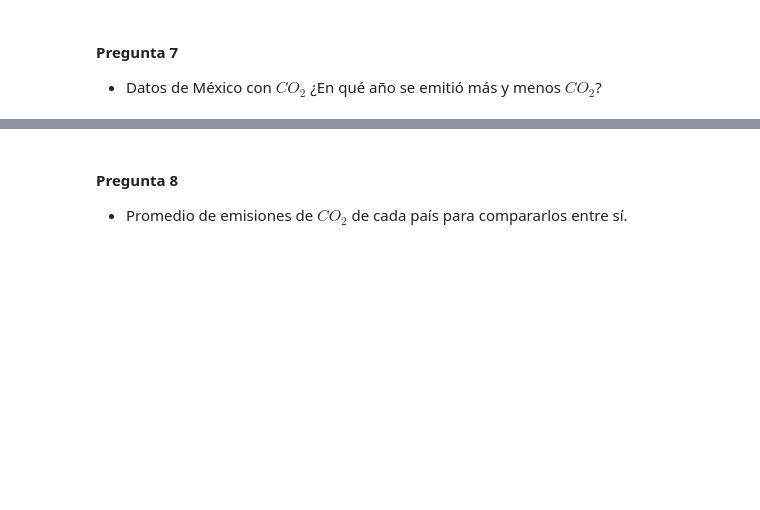
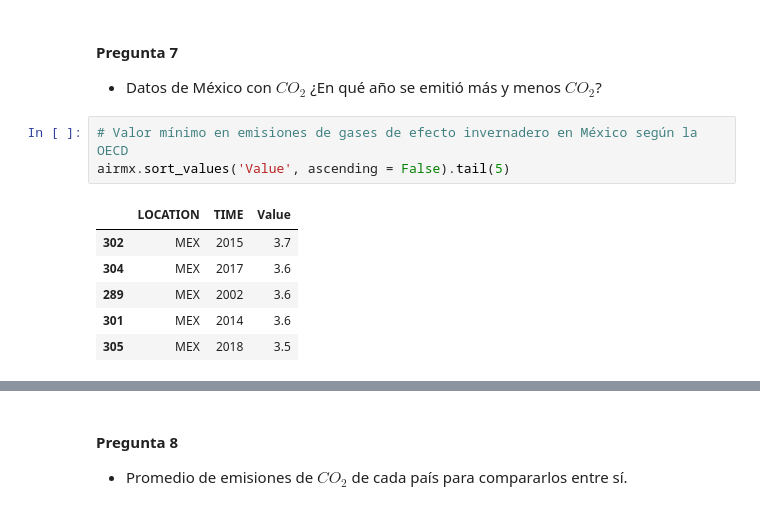
Before and after one commit to BennyRJZ/GHG, a Jupyter notebook: Bedu__Python.ipynb, the cells around one changed output, grey strips where cells are left out. Cells and saved outputs as stored; diff of their text form; blank space fills up the shorter version.

```diff
--- a/Bedu__Python.ipynb
+++ b/Bedu__Python.ipynb
@@ -309,3 +309,13 @@ ghg_per_subsector.sort_values('Amount', ascending = False)
 # %% [markdown]
 #### Pregunta 7
 - Datos de México con $CO_{2}$ ¿En qué año se emitió más y menos $CO_{2}$?
+# %%
+# Valor mínimo en emisiones de gases de efecto invernadero en México según la OECD
+airmx.sort_values('Value', ascending = False).tail(5)
+# %% [output]
+|  | LOCATION | TIME | Value |
+| 302 | MEX | 2015 | 3.7 |
+| 304 | MEX | 2017 | 3.6 |
+| 289 | MEX | 2002 | 3.6 |
+| 301 | MEX | 2014 | 3.6 |
+| 305 | MEX | 2018 | 3.5 |
```
Also changed, not shown: parts of 5 cells of this notebook.
